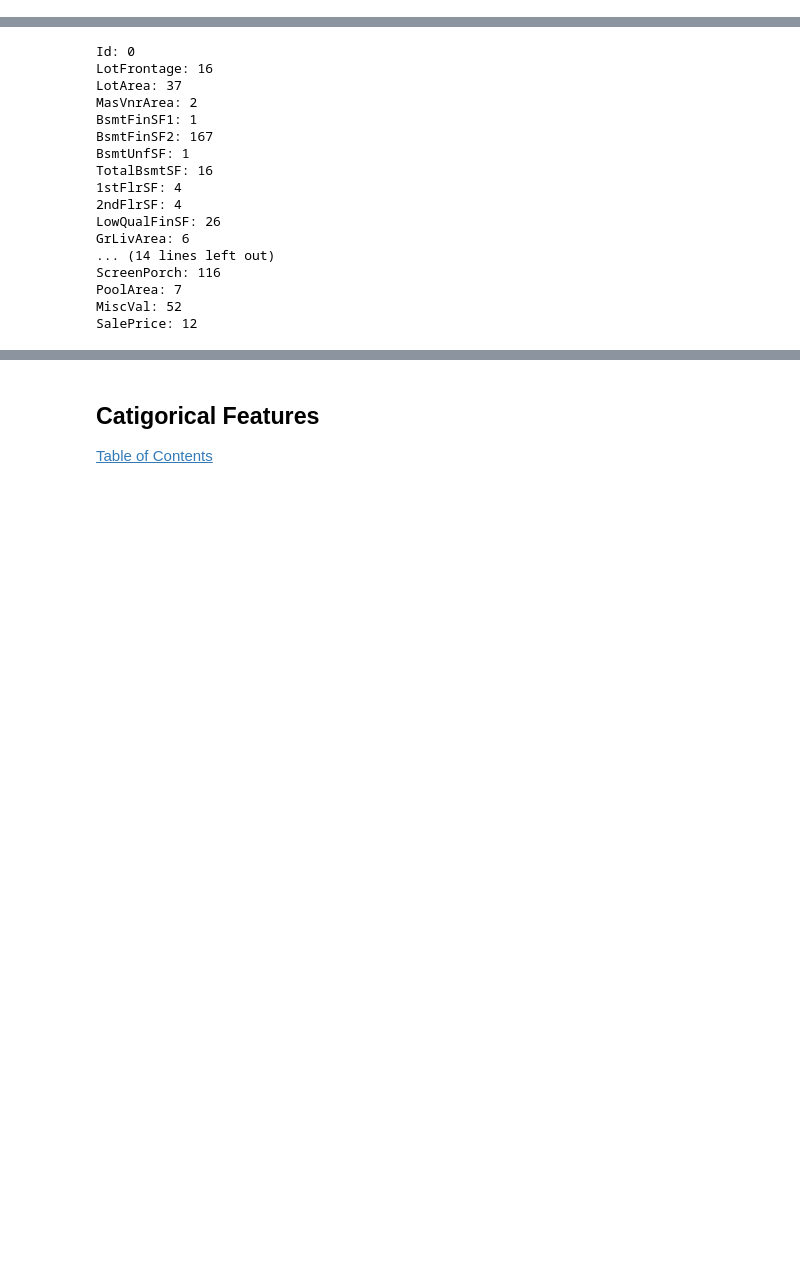
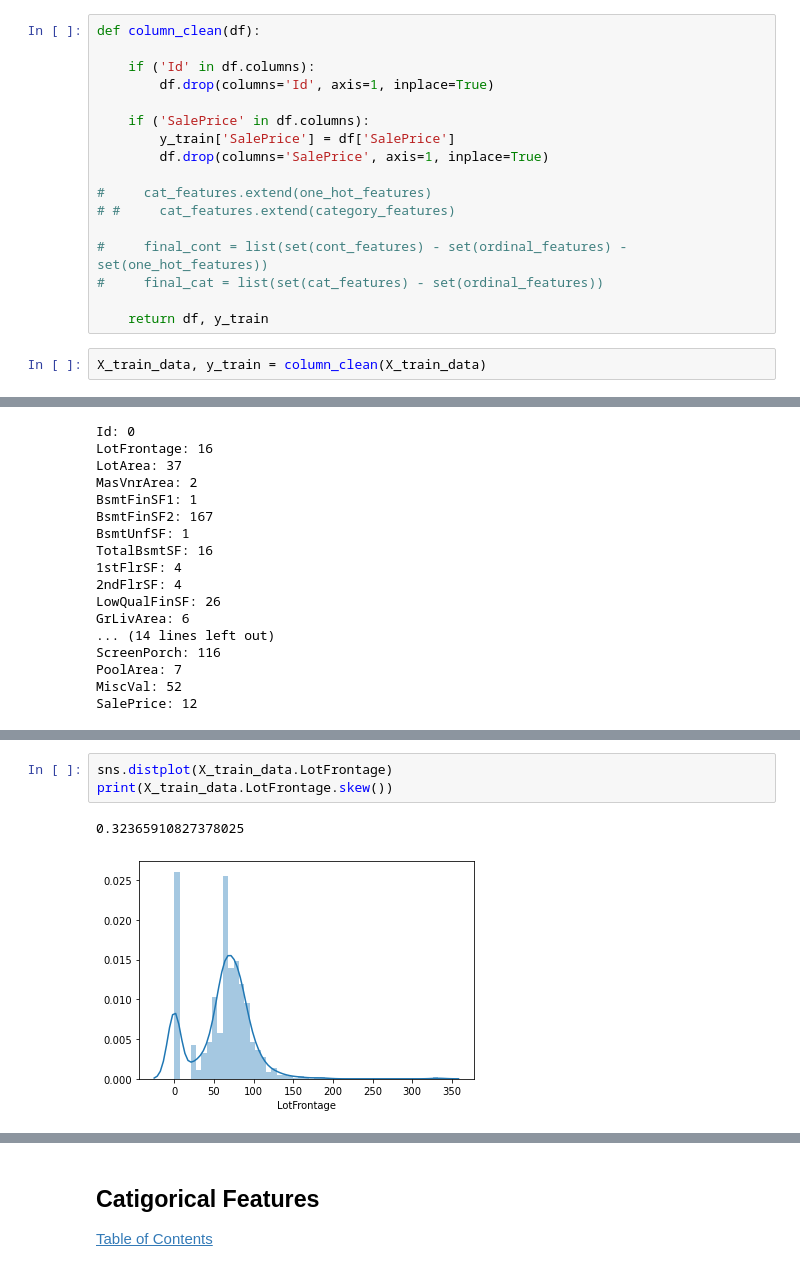
Before and after one commit to bperry555/kaggle, a Jupyter notebook: housePrices/housingPrices.ipynb, the cells around one changed output, grey strips where cells are left out. Cells and saved outputs as stored; diff of their text form; blank space fills up the shorter version.

Commit message:
cleaned up / next to add is stacked model

```diff
--- a/housePrices/housingPrices.ipynb
+++ b/housePrices/housingPrices.ipynb
@@ -412,3 +330,22 @@ Name: OverallCond, dtype: float64
+# %%
+def column_clean(df):
+
+    if ('Id' in df.columns):
+        df.drop(columns='Id', axis=1, inplace=True)
+
+    if ('SalePrice' in df.columns):
+        y_train['SalePrice'] = df['SalePrice']
+        df.drop(columns='SalePrice', axis=1, inplace=True)
+
+#     cat_features.extend(one_hot_features)
+# #     cat_features.extend(category_features)
+
+#     final_cont = list(set(cont_features) - set(ordinal_features) - set(one_hot_features))
+#     final_cat = list(set(cat_features) - set(ordinal_features))
+
+    return df, y_train
+# %%
+X_train_data, y_train = column_clean(X_train_data)
 # %%
 one_hot_features = ['YrSold', 'MoSold', 'MSSubClass', 'OverallQual', \
                     'OverallCond', 'GarageYrBlt', 'YearBuilt', 'YearRemodAdd']
@@ -521,3 +452,9 @@ cont_features
+# %%
+sns.distplot(X_train_data.LotFrontage)
+print(X_train_data.LotFrontage.skew())
+# %% [output]
+0.32365910827378025
+[figure, added]
 # %%
 for o in cont_features:
     print(f'{o}: {outlier_finder(o)}')
```
Also changed, not shown: parts of 12 cells of this notebook.
